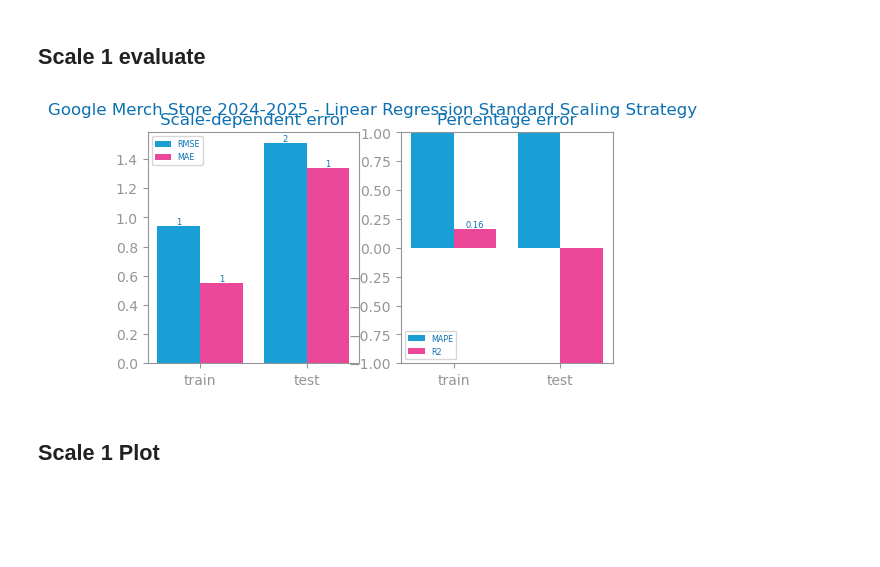
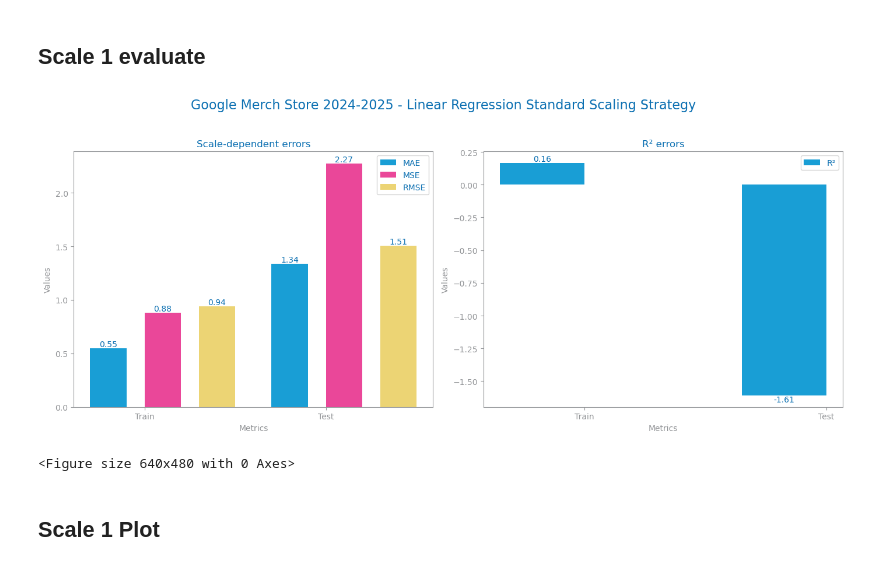
Before and after one commit to jvanalytics/ist_dash_2024_rec, a Jupyter notebook: time_series_forecasting/notebooks/dataset_3/3_ga4_merch_agg_2024_time_series_scaling.ipynb, the cells around one changed output. Cells and saved outputs as stored; diff of their text form; code cells hidden in the pictures; blank space fills up the shorter version.

```diff
--- a/time_series_forecasting/notebooks/dataset_3/3_ga4_merch_agg_2024_time_series_scaling.ipynb
+++ b/time_series_forecasting/notebooks/dataset_3/3_ga4_merch_agg_2024_time_series_scaling.ipynb
@@ -159,35 +160,36 @@ from pandas import Series
 from dslabs_functions import plot_forecasting_eval
 from sklearn.linear_model import LinearRegression
 from numpy import arange
 
 
 # Split the data into train and test sets
 train_1, test_1 = series_train_test_split(data_1, trn_pct=test_split_threshold)
 
 # Ensure no data leakage
 assert not set(train_1.index).intersection(set(test_1.index)), "Data leakage detected: Train and test sets overlap."
 
 
 # Prepare the training and testing data using the time index as the feature
 trnX_1 = arange(len(train_1)).reshape(-1, 1)
 trnY_1 = train_1[target].to_numpy()
 tstX_1 = arange(len(train_1), len(data_1)).reshape(-1, 1)
 tstY_1 = test_1[target].to_numpy()
 
 
 # Fit the linear regression model
 model_1 = LinearRegression()
 model_1.fit(trnX_1, trnY_1)
 
 # Predict the training and testing data
 prd_trn_1 = Series(model_1.predict(trnX_1), index=train_1.index)
 prd_tst_1 = Series(model_1.predict(tstX_1), index=test_1.index)
 
 # Plot the forecasting evaluation
-plot_forecasting_eval(train_1[target], test_1[target], prd_trn_1, prd_tst_1, title=f"{file_tag} - Linear Regression Standard Scaling Strategy")
+plot_single_model_evaluation(train_1[target], test_1[target], prd_trn_1, prd_tst_1, title=f"{file_tag} - Linear Regression Standard Scaling Strategy")
 savefig(f"images/{file_tag}_linear_regression_eval_no_scale.png")
 # %% [output]
-[figure, old version]
+[figure, new version]
+<Figure size 640x480 with 0 Axes>
 # %% [markdown]
 ## Scale 1 Plot
 # %%
```
Also changed, not shown: parts of 3 cells of this notebook, 32 other files.
